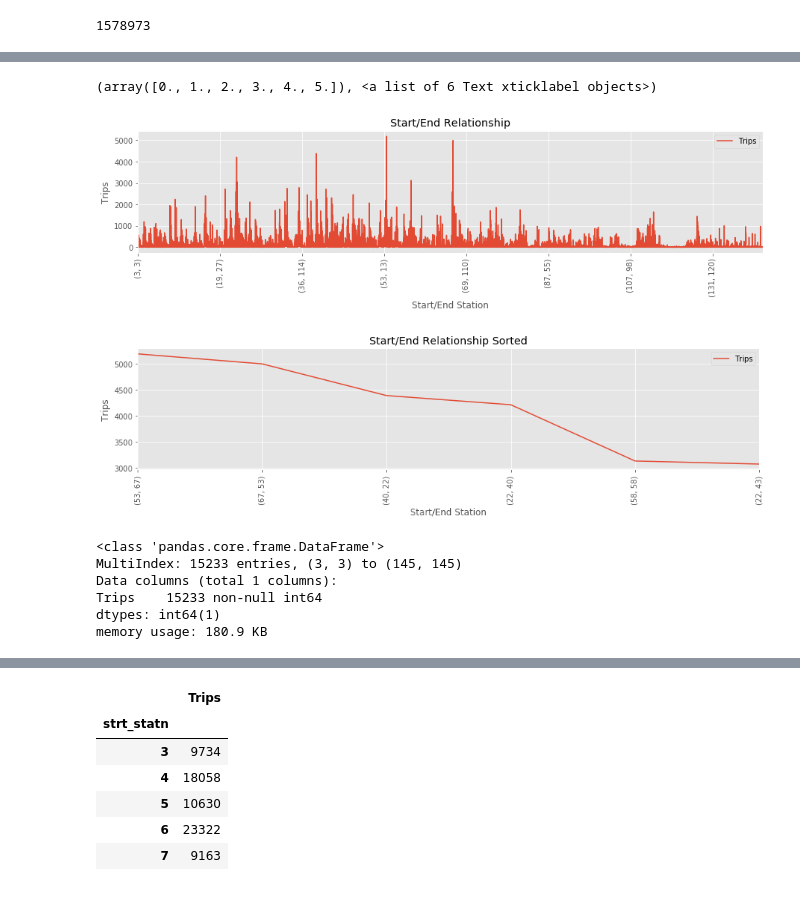
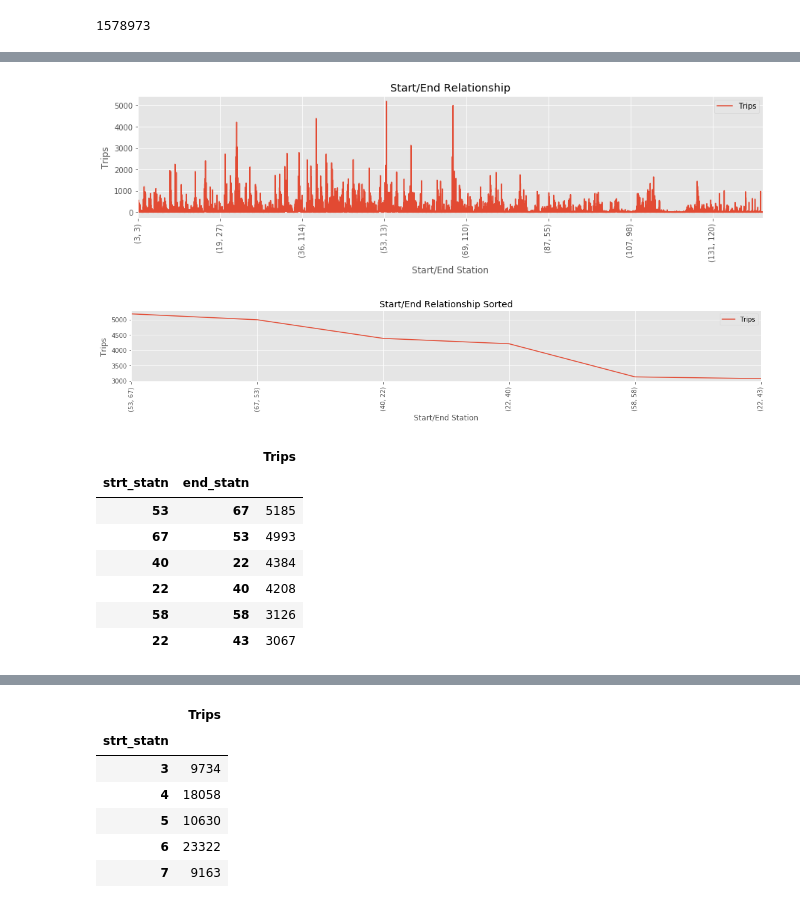
Before and after one commit to jisanos/Hubway-Data-Visualization-Challenge, a Jupyter notebook: Exam_Script.ipynb, the cells around one changed output, grey strips where cells are left out. Saved outputs shown, nothing was run; the diff lists cells and outputs as text; code cells hidden in the pictures.

```diff
--- a/Exam_Script.ipynb
+++ b/Exam_Script.ipynb
@@ -432,22 +426,24 @@ grouped_start_end.sort_values(by='Trips', ascending=0).head(6)
 # %%
 grouped_start_end.plot(figsize=(15,3), title = 'Start/End Relationship')
 plt.ylabel("Trips")
 plt.xlabel('Start/End Station')
 plt.xticks(rotation='vertical')
 grouped_start_end.sort_values(by='Trips', ascending=0).head(6).plot(figsize=(15,3), title = 'Start/End Relationship Sorted')
 plt.ylabel("Trips")
 plt.xlabel('Start/End Station')
 plt.xticks(rotation='vertical')
+plt.tight_layout()
 # %% [output]
-(array([0., 1., 2., 3., 4., 5.]), <a list of 6 Text xticklabel objects>)
 [figure]
-[figure, old version]
+[figure, new version]
-# %%
-grouped_start_end.info()
-# %% [output]
-<class 'pandas.core.frame.DataFrame'>
-MultiIndex: 15233 entries, (3, 3) to (145, 145)
-Data columns (total 1 columns):
-Trips    15233 non-null int64
-dtypes: int64(1)
-memory usage: 180.9 KB
+# %%
+top_grouped_startend
+# %% [output]
+|  |  | Trips |
+| strt_statn | end_statn |  |
+| 53 | 67 | 5185 |
+| 67 | 53 | 4993 |
+| 40 | 22 | 4384 |
+| 22 | 40 | 4208 |
+| 58 | 58 | 3126 |
+| 22 | 43 | 3067 |
```
Also changed, not shown: parts of 17 cells of this notebook.
